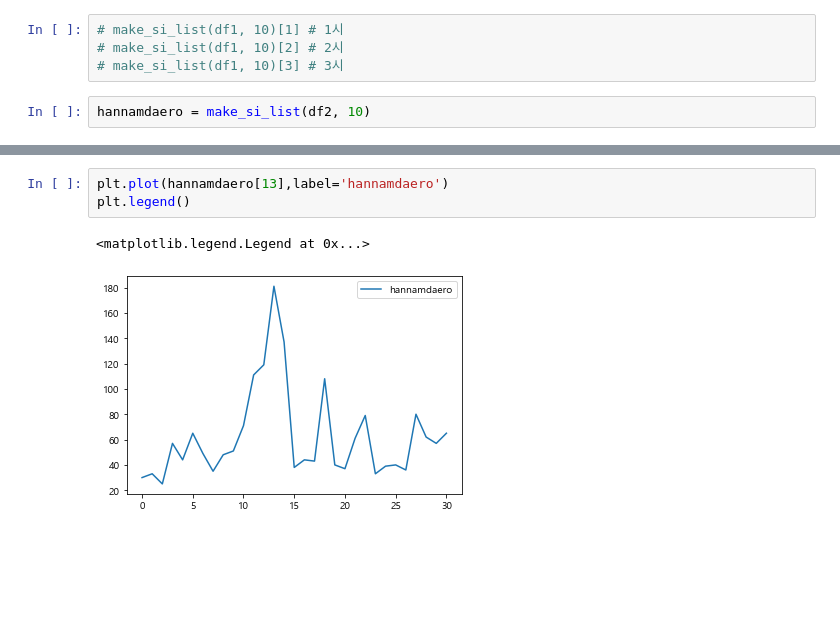
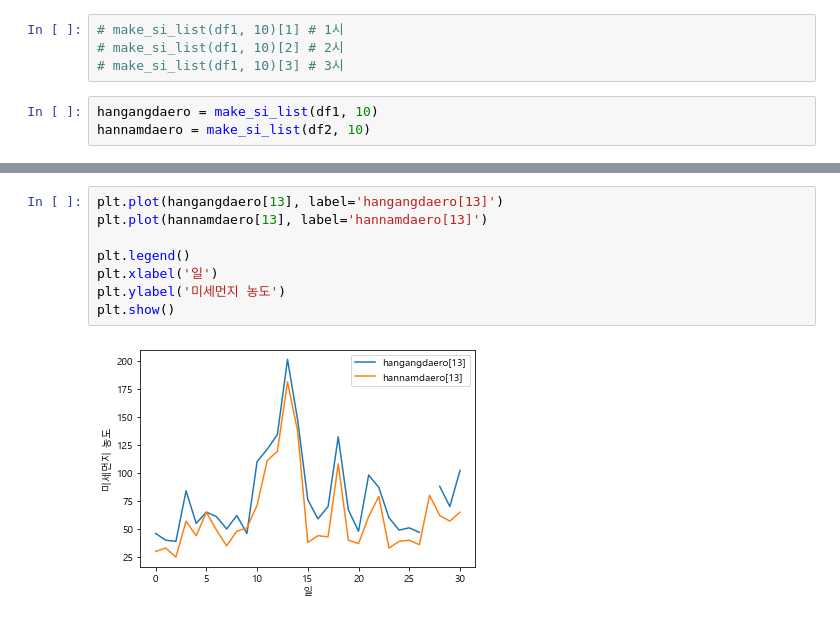
Before and after one commit to chance0523/mise_namu_project, a Jupyter notebook: airkorea/07(2)_07번을 간단하게, 빠르게.ipynb, the cells around one changed output, grey strips where cells are left out. Drawn from its saved outputs; the diff is of its cells as text; blank space fills up the shorter version.

```diff
--- a/airkorea/07(2)_07번을 간단하게, 빠르게.ipynb
+++ b/airkorea/07(2)_07번을 간단하게, 빠르게.ipynb
@@ -41,4 +50,5 @@ df2 = read_csv_ym('Yongsan_Hannamdaero','2019','1')
 # make_si_list(df1, 10)[2] # 2시
 # make_si_list(df1, 10)[3] # 3시
 # %%
+hangangdaero = make_si_list(df1, 10)
 hannamdaero = make_si_list(df2, 10)
@@ -45,6 +64,10 @@ hannamdaero = make_si_list(df2, 10)
 # %%
-plt.plot(hannamdaero[13],label='hannamdaero')
+plt.plot(hangangdaero[13], label='hangangdaero[13]')
+plt.plot(hannamdaero[13], label='hannamdaero[13]')
+
 plt.legend()
+plt.xlabel('일')
+plt.ylabel('미세먼지 농도')
+plt.show()
 # %% [output]
-<matplotlib.legend.Legend at 0x...>
-[figure, old version]
+[figure, new version]
```
Also changed, not shown: parts of 4 cells of this notebook.
